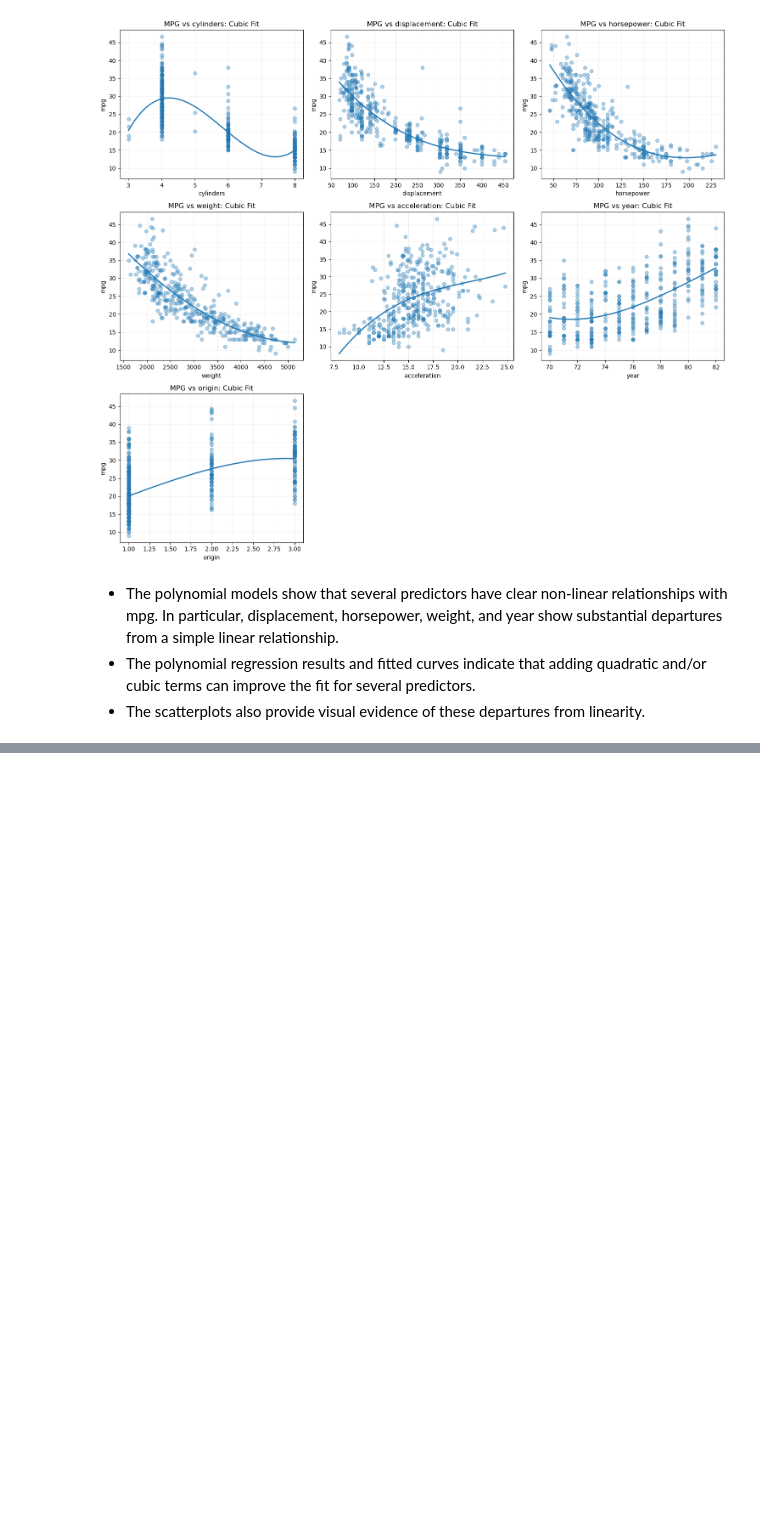
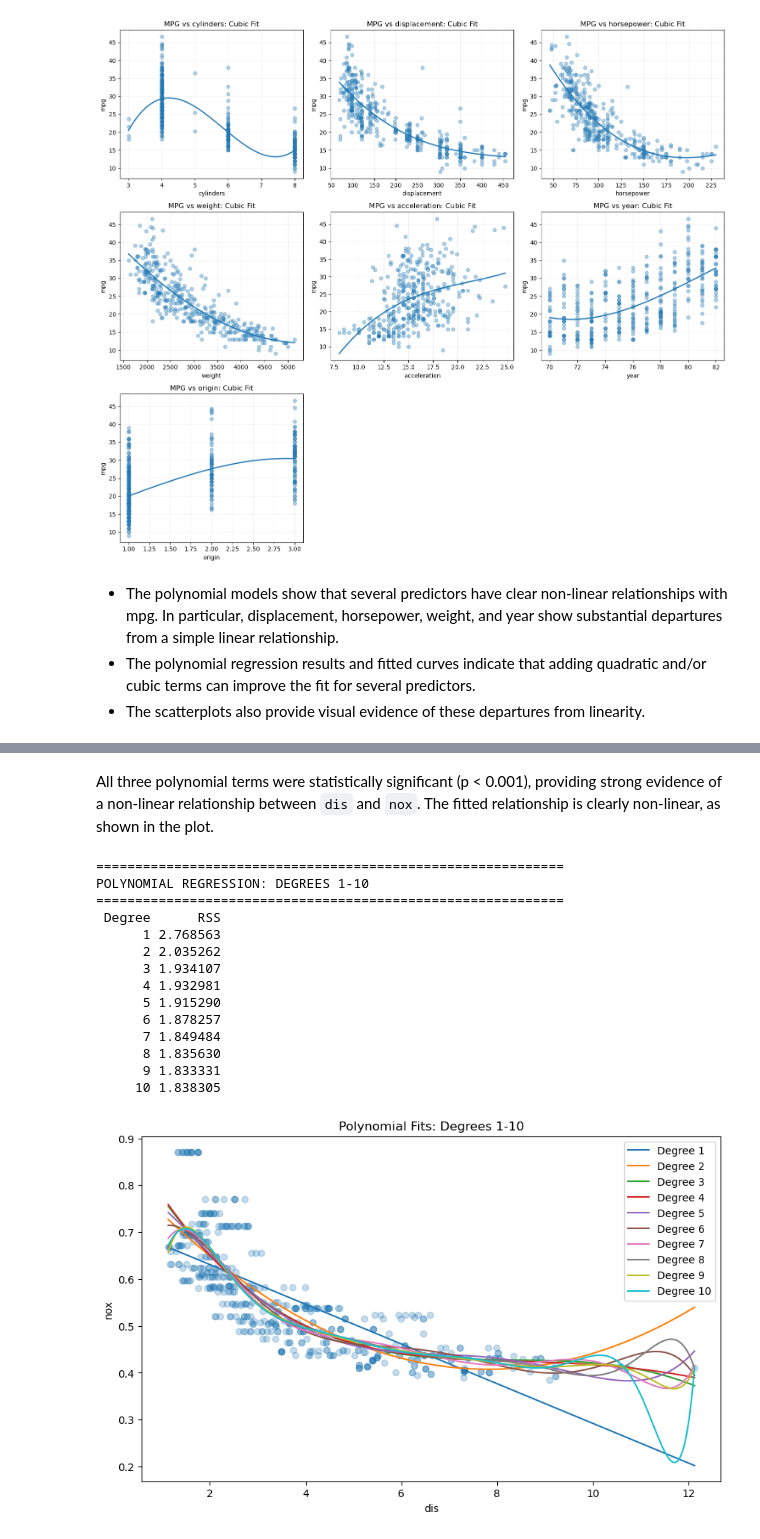
Before and after one commit to sumukha-r/isl-python-solutions, a Jupyter notebook: Chapter07-Moving-Beyond-Linearity/Chapter07-Moving-Beyond-Linearity.ipynb, the cells around one changed output, grey strips where cells are left out. Drawn from its saved outputs; the diff is of its cells as text; code cells hidden in the pictures; blank space fills up the shorter version.

```diff
--- a/Chapter07-Moving-Beyond-Linearity/Chapter07-Moving-Beyond-Linearity.ipynb
+++ b/Chapter07-Moving-Beyond-Linearity/Chapter07-Moving-Beyond-Linearity.ipynb
@@ -424,0 +475,44 @@ and year show substantial departures from a simple linear relationship.
+# %% [markdown]
+All three polynomial terms were statistically significant (p < 0.001), providing strong evidence of a non-linear relationship between `dis` and `nox`. The fitted relationship is clearly non-linear, as shown in the plot.
+# %%
+print("=" * 60)
+print("POLYNOMIAL REGRESSION: DEGREES 1-10")
+print("=" * 60)
+
+rss_results = []
+plt.figure(figsize=(10, 6))
+plt.scatter(X, y, alpha=0.25)
+
+for d in range(1, 11):
+    pf = PolynomialFeatures(degree=d, include_bias=False)
+    Xd = pf.fit_transform(X)
+    model = LinearRegression().fit(Xd, y)
+    rss = np.sum((y - model.predict(Xd)) ** 2)
+    rss_results.append([d, rss])
+    pred = model.predict(pf.transform(grid))
+    plt.plot(grid, pred, label=f"Degree {d}")
+
+rss_df = pd.DataFrame(rss_results, columns=["Degree", "RSS"])
+print(rss_df.to_string(index=False))
+
+plt.xlabel("dis")
+plt.ylabel("nox")
+plt.title("Polynomial Fits: Degrees 1-10")
+plt.legend()
+plt.show()
+# %% [output]
+============================================================
+POLYNOMIAL REGRESSION: DEGREES 1-10
+============================================================
+ Degree      RSS
+      1 2.768563
+      2 2.035262
+      3 1.934107
+      4 1.932981
+      5 1.915290
+      6 1.878257
+      7 1.849484
+      8 1.835630
+      9 1.833331
+     10 1.838305
+[figure, added]
```
Also changed, not shown: parts of 12 cells of this notebook, 1 other file.
